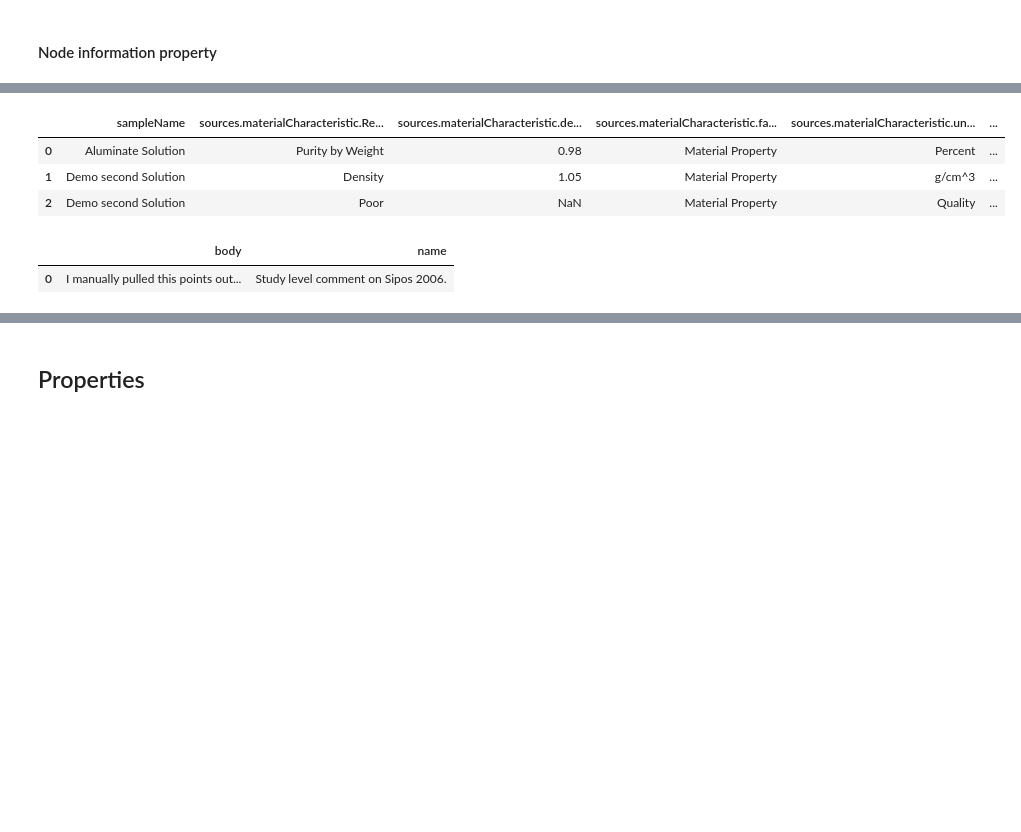
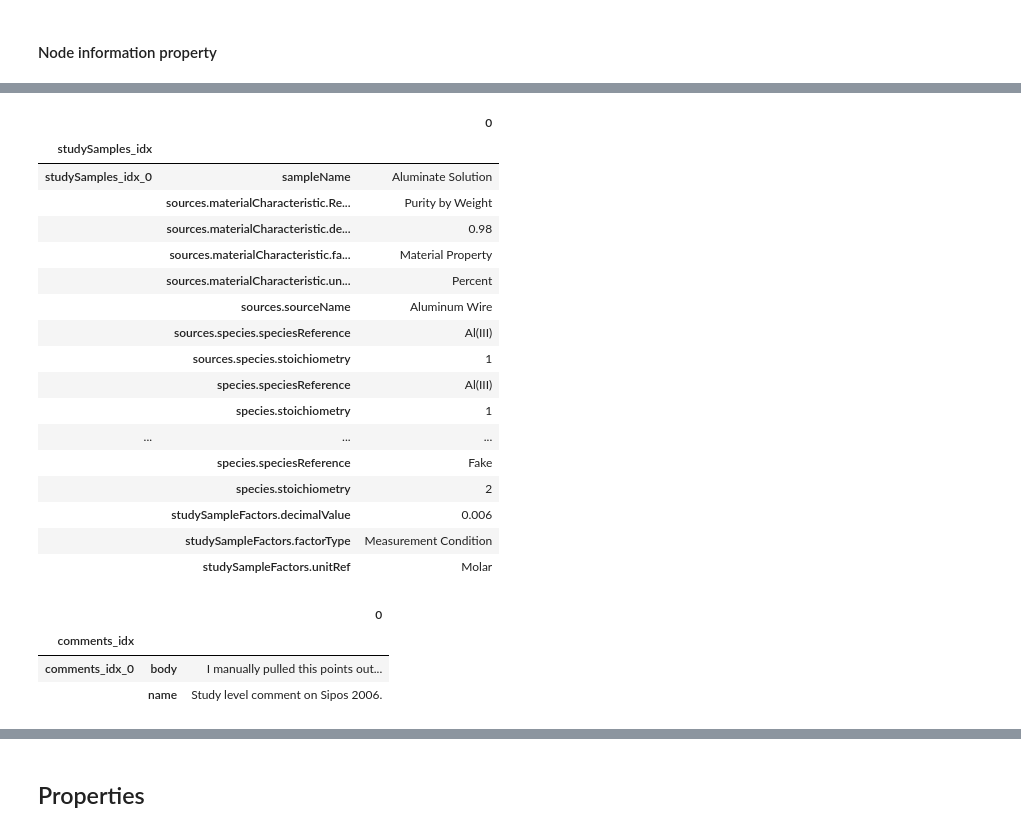
Before and after one commit to biggstd/isaDream, a Jupyter notebook: dev_notebooks/vis_01.ipynb, the cells around one changed output, grey strips where cells are left out. Drawn from its saved outputs; the diff is of its cells as text; code cells hidden in the pictures; blank space fills up the shorter version.

Commit message:
More Model cuts.

```diff
--- a/dev_notebooks/vis_01.ipynb
+++ b/dev_notebooks/vis_01.ipynb
@@ -83,12 +99,28 @@ MODEL._DrupalNode__study_factors
 # %%
-MODEL._DrupalNode__study_samples
+MODEL._DrupalNode__study_samples.T
 # %% [output]
-|  | sampleName | sources.materialCharacteristic.Re... | sources.materialCharacteristic.de... | sources.materialCharacteristic.fa... | sources.materialCharacteristic.un... | ... |
-| 0 | Aluminate Solution | Purity by Weight | 0.98 | Material Property | Percent | ... |
-| 1 | Demo second Solution | Density | 1.05 | Material Property | g/cm^3 | ... |
-| 2 | Demo second Solution | Poor | NaN | Material Property | Quality | ... |
+|  |  | 0 |
+| studySamples_idx |  |  |
+| studySamples_idx_0 | sampleName | Aluminate Solution |
+|  | sources.materialCharacteristic.Re... | Purity by Weight |
+|  | sources.materialCharacteristic.de... | 0.98 |
+|  | sources.materialCharacteristic.fa... | Material Property |
+|  | sources.materialCharacteristic.un... | Percent |
+|  | sources.sourceName | Aluminum Wire |
+|  | sources.species.speciesReference | Al(III) |
+|  | sources.species.stoichiometry | 1 |
+|  | species.speciesReference | Al(III) |
+|  | species.stoichiometry | 1 |
+| ... | ... | ... |
+|  | species.speciesReference | Fake |
+|  | species.stoichiometry | 2 |
+|  | studySampleFactors.decimalValue | 0.006 |
+|  | studySampleFactors.factorType | Measurement Condition |
+|  | studySampleFactors.unitRef | Molar |
 # %%
-MODEL._DrupalNode__study_comments
+MODEL._DrupalNode__study_comments.T
 # %% [output]
-|  | body | name |
-| 0 | I manually pulled this points out... | Study level comment on Sipos 2006. |
+|  |  | 0 |
+| comments_idx |  |  |
+| comments_idx_0 | body | I manually pulled this points out... |
+|  | name | Study level comment on Sipos 2006. |
```
Also changed, not shown: parts of 11 cells of this notebook, 1 other file.
